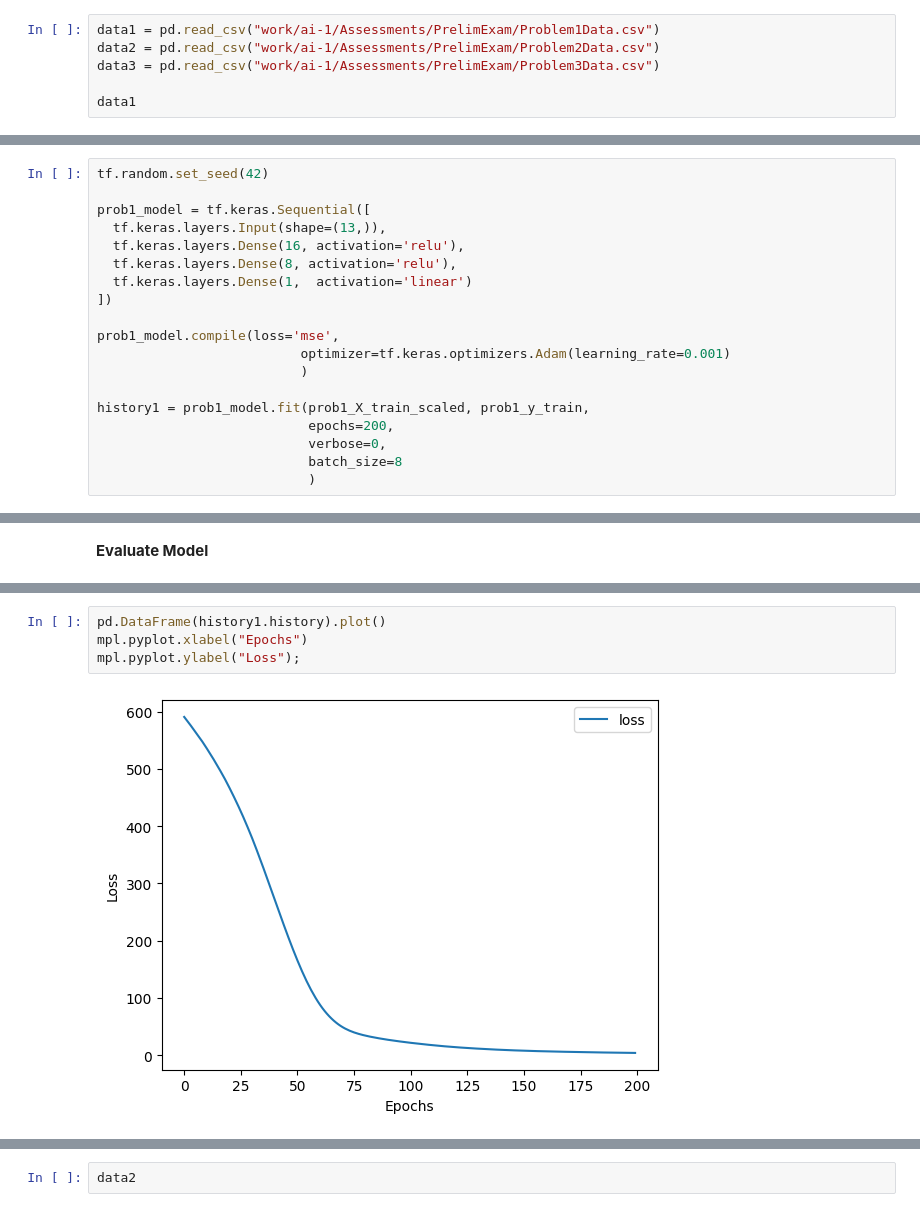
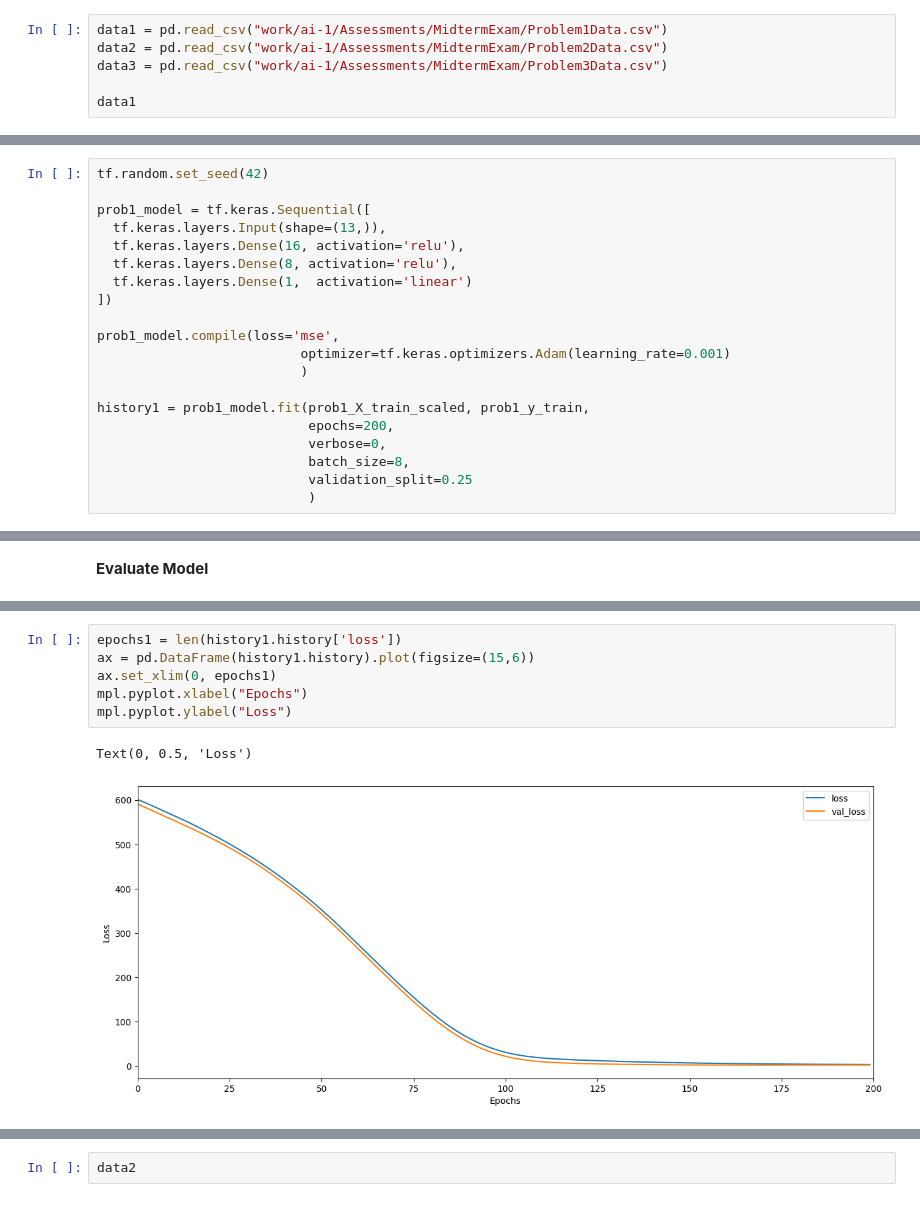
Before and after one commit to roob32/Personal-Notes, a Jupyter notebook: Supplementary Materials for ML/Assessments/MidtermExam/midterm.ipynb, the cells around one changed output, grey strips where cells are left out. Saved outputs shown, nothing was run; the diff lists cells and outputs as text.

```diff
--- a/Supplementary Materials for ML/Assessments/MidtermExam/midterm.ipynb
+++ b/Supplementary Materials for ML/Assessments/MidtermExam/midterm.ipynb
@@ -41,9 +39,9 @@ tensorflow: 2.21.0
 # %% [markdown]
 **Import Datasets**
 # %%
-data1 = pd.read_csv("work/ai-1/Assessments/PrelimExam/Problem1Data.csv")
-data2 = pd.read_csv("work/ai-1/Assessments/PrelimExam/Problem2Data.csv")
-data3 = pd.read_csv("work/ai-1/Assessments/PrelimExam/Problem3Data.csv")
+data1 = pd.read_csv("work/ai-1/Assessments/MidtermExam/Problem1Data.csv")
+data2 = pd.read_csv("work/ai-1/Assessments/MidtermExam/Problem2Data.csv")
+data3 = pd.read_csv("work/ai-1/Assessments/MidtermExam/Problem3Data.csv")
 
 data1
 # %% [output]
@@ -153,6 +150,7 @@ prob1_model.compile(loss='mse',
 history1 = prob1_model.fit(prob1_X_train_scaled, prob1_y_train,
                            epochs=200,
                            verbose=0,
-                           batch_size=8
+                           batch_size=8,
+                           validation_split=0.25
                            )
 # %% [output]
@@ -173,6 +165,9 @@ prob1_y_pred = prob1_model.predict(prob1_X_test_scaled)
 # %%
-pd.DataFrame(history1.history).plot()
+epochs1 = len(history1.history['loss'])
+ax = pd.DataFrame(history1.history).plot(figsize=(15,6))
+ax.set_xlim(0, epochs1)
 mpl.pyplot.xlabel("Epochs")
-mpl.pyplot.ylabel("Loss");
+mpl.pyplot.ylabel("Loss")
 # %% [output]
+Text(0, 0.5, 'Loss')
-[figure, old version]
+[figure, new version]
```
Also changed, not shown: parts of 31 cells of this notebook, 1 other file.
